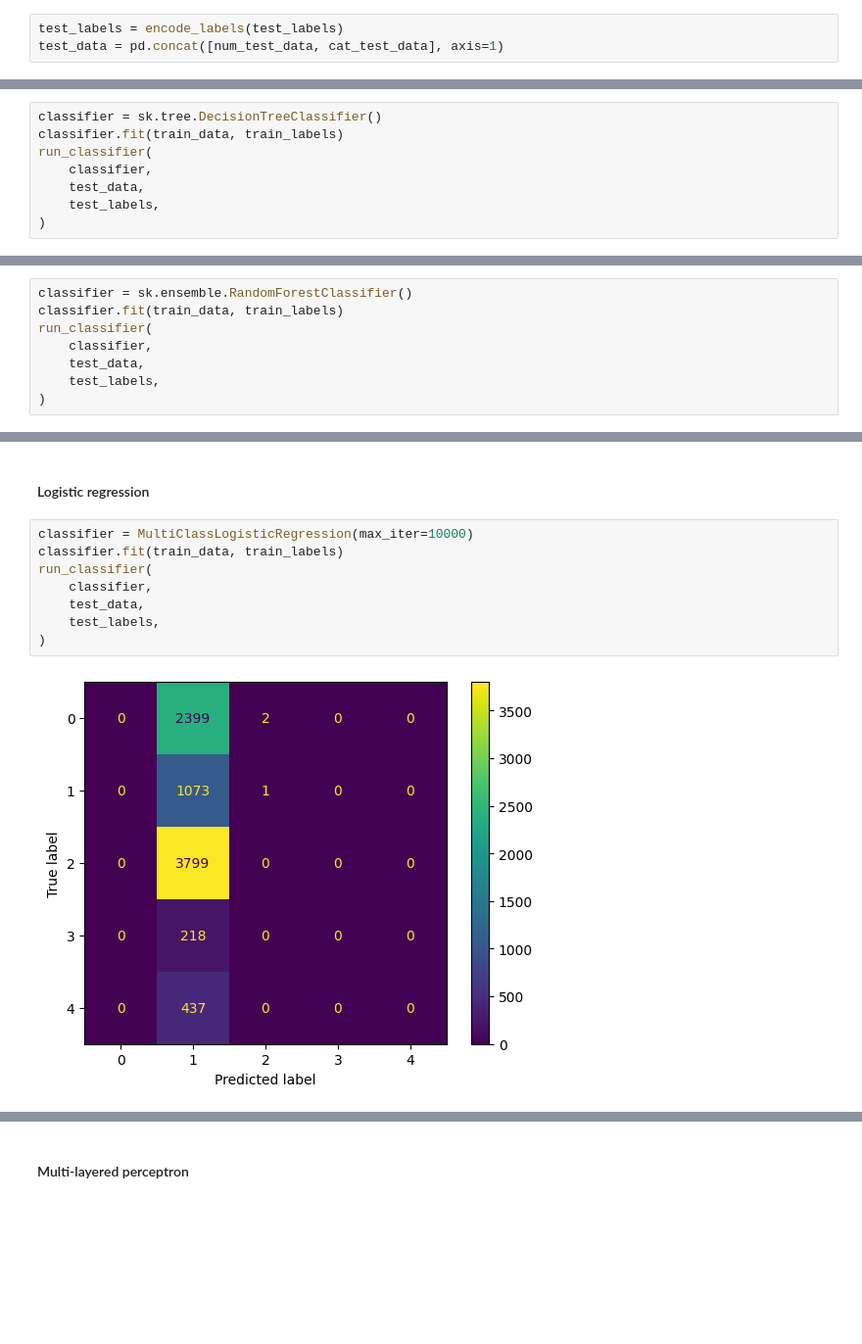
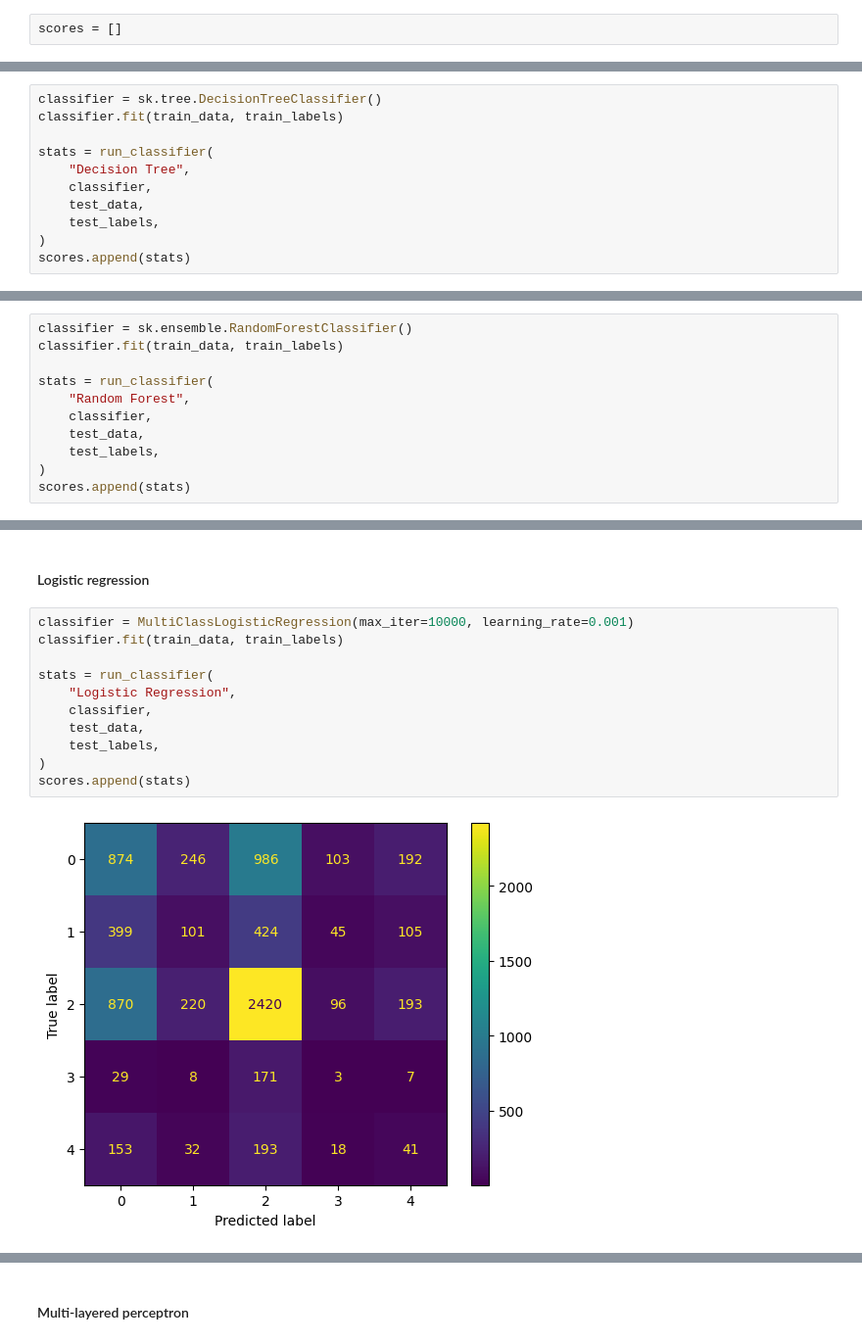
Before and after one commit to alx-sima/ml, a Jupyter notebook: main.ipynb, the cells around one changed output, grey strips where cells are left out. Shown: that part at 98% size. Cells and saved outputs as stored; diff of their text form; blank space fills up the shorter version.

```diff
--- a/main.ipynb
+++ b/main.ipynb
@@ -658,14 +613,16 @@ encode_categorical_attributes(cat_test_data)
-# %%
-test_labels = encode_labels(test_labels)
-test_data = pd.concat([num_test_data, cat_test_data], axis=1)
+# %%
+scores = []
 # %% [markdown]
 #### Decision Tree
 # %%
 classifier = sk.tree.DecisionTreeClassifier()
 classifier.fit(train_data, train_labels)
-run_classifier(
+
+stats = run_classifier(
+    "Decision Tree",
     classifier,
     test_data,
     test_labels,
 )
+scores.append(stats)
 # %% [output]
@@ -676,9 +636,12 @@ run_classifier(
 # %%
 classifier = sk.ensemble.RandomForestClassifier()
 classifier.fit(train_data, train_labels)
-run_classifier(
+
+stats = run_classifier(
+    "Random Forest",
     classifier,
     test_data,
     test_labels,
 )
+scores.append(stats)
 # %% [output]
@@ -686,12 +653,15 @@ KeyboardInterrupt:
 # %% [markdown]
 #### Logistic regression
 # %%
-classifier = MultiClassLogisticRegression(max_iter=10000)
+classifier = MultiClassLogisticRegression(max_iter=10000, learning_rate=0.001)
 classifier.fit(train_data, train_labels)
-run_classifier(
+
+stats = run_classifier(
+    "Logistic Regression",
     classifier,
     test_data,
     test_labels,
 )
+scores.append(stats)
 # %% [output]
-[figure, old version]
+[figure, new version]
```
Also changed, not shown: parts of 84 cells of this notebook, 9 other files.
